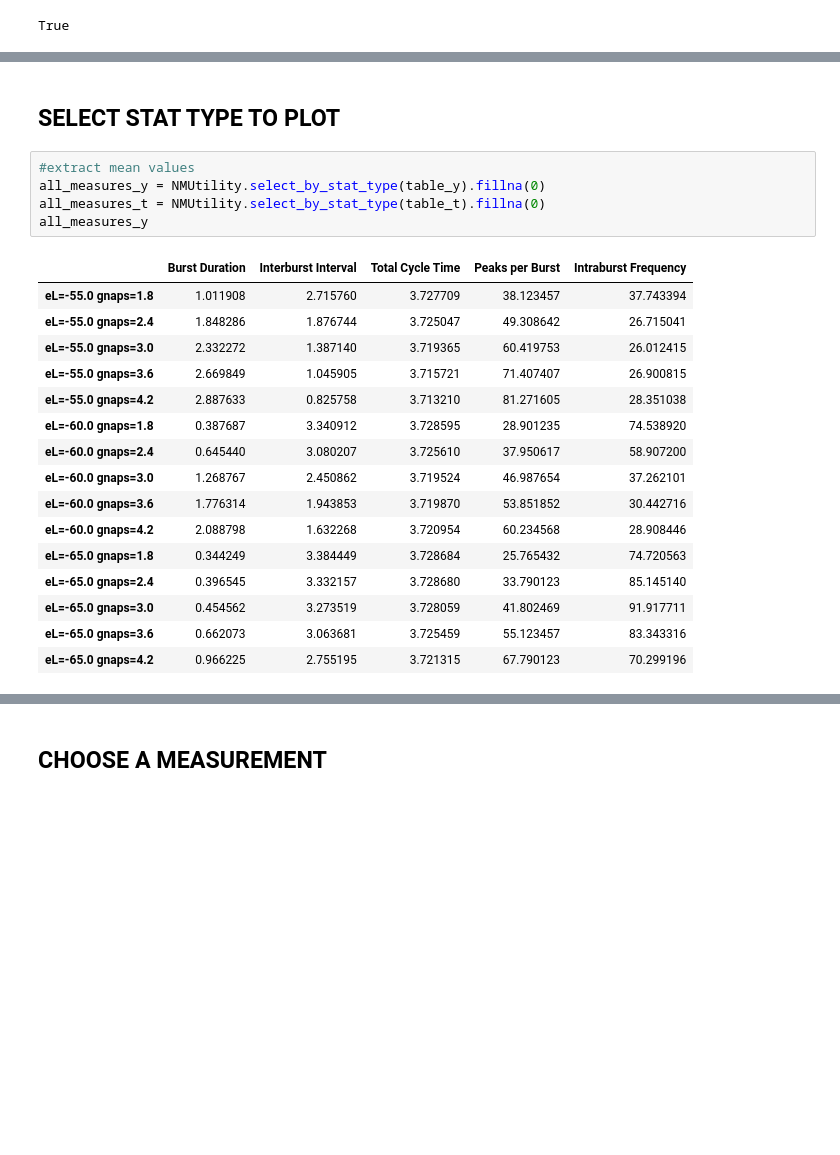
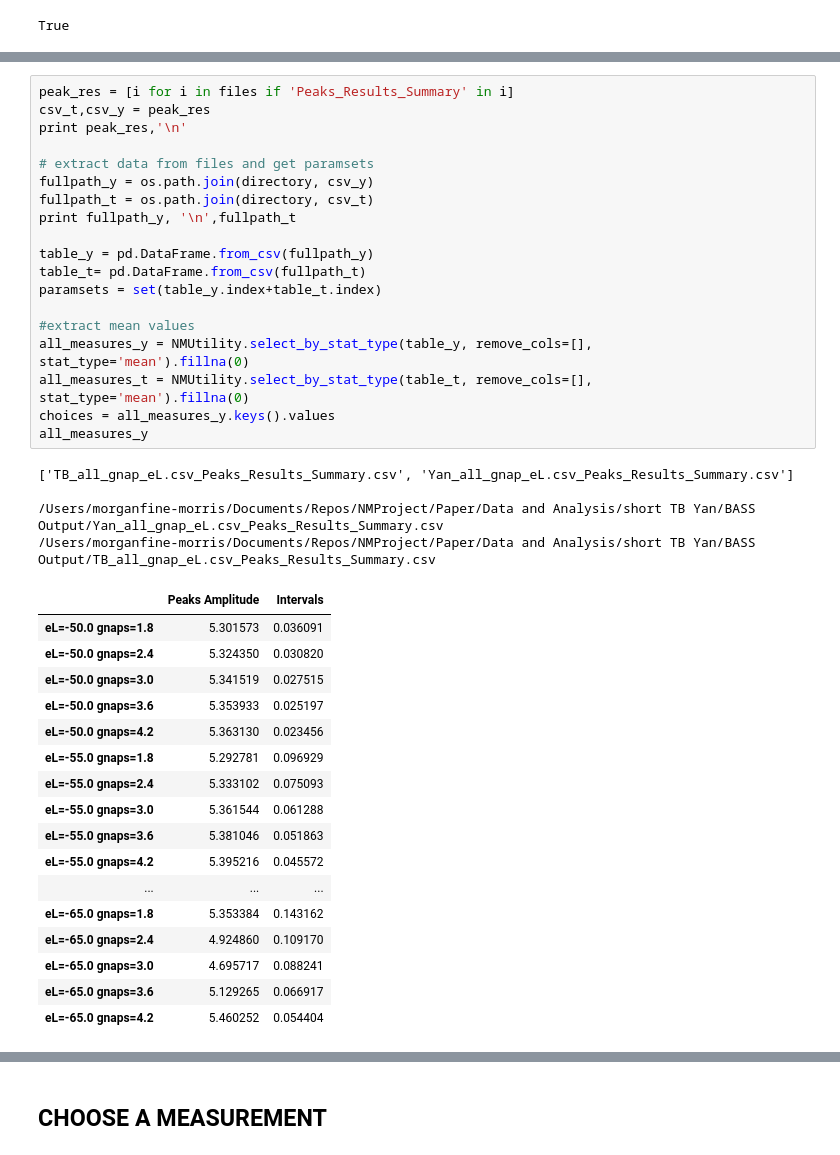
Before and after one commit to mfinemorris/NMProject, a Jupyter notebook: IPYNB/HeatMaps.ipynb, the cells around one changed output, grey strips where cells are left out. Cells and saved outputs as stored; diff of their text form; blank space fills up the shorter version.

```diff
--- a/IPYNB/HeatMaps.ipynb
+++ b/IPYNB/HeatMaps.ipynb
@@ -48,24 +61,41 @@ paramsets = set(table_y.index+table_t.index)
-# %% [markdown]
-## SELECT STAT TYPE TO PLOT
-# %%
-#extract mean values
-all_measures_y = NMUtility.select_by_stat_type(table_y).fillna(0)
-all_measures_t = NMUtility.select_by_stat_type(table_t).fillna(0)
-all_measures_y
-# %% [output]
-|  | Burst Duration | Interburst Interval | Total Cycle Time | Peaks per Burst | Intraburst Frequency |
-| eL=-55.0 gnaps=1.8 | 1.011908 | 2.715760 | 3.727709 | 38.123457 | 37.743394 |
-| eL=-55.0 gnaps=2.4 | 1.848286 | 1.876744 | 3.725047 | 49.308642 | 26.715041 |
-| eL=-55.0 gnaps=3.0 | 2.332272 | 1.387140 | 3.719365 | 60.419753 | 26.012415 |
-| eL=-55.0 gnaps=3.6 | 2.669849 | 1.045905 | 3.715721 | 71.407407 | 26.900815 |
-| eL=-55.0 gnaps=4.2 | 2.887633 | 0.825758 | 3.713210 | 81.271605 | 28.351038 |
-| eL=-60.0 gnaps=1.8 | 0.387687 | 3.340912 | 3.728595 | 28.901235 | 74.538920 |
-| eL=-60.0 gnaps=2.4 | 0.645440 | 3.080207 | 3.725610 | 37.950617 | 58.907200 |
-| eL=-60.0 gnaps=3.0 | 1.268767 | 2.450862 | 3.719524 | 46.987654 | 37.262101 |
-| eL=-60.0 gnaps=3.6 | 1.776314 | 1.943853 | 3.719870 | 53.851852 | 30.442716 |
-| eL=-60.0 gnaps=4.2 | 2.088798 | 1.632268 | 3.720954 | 60.234568 | 28.908446 |
-| eL=-65.0 gnaps=1.8 | 0.344249 | 3.384449 | 3.728684 | 25.765432 | 74.720563 |
-| eL=-65.0 gnaps=2.4 | 0.396545 | 3.332157 | 3.728680 | 33.790123 | 85.145140 |
-| eL=-65.0 gnaps=3.0 | 0.454562 | 3.273519 | 3.728059 | 41.802469 | 91.917711 |
-| eL=-65.0 gnaps=3.6 | 0.662073 | 3.063681 | 3.725459 | 55.123457 | 83.343316 |
-| eL=-65.0 gnaps=4.2 | 0.966225 | 2.755195 | 3.721315 | 67.790123 | 70.299196 |
+# %%
+peak_res = [i for i in files if 'Peaks_Results_Summary' in i]
+csv_t,csv_y = peak_res
+print peak_res,'\n'
+
+# extract data from files and get paramsets
+fullpath_y = os.path.join(directory, csv_y)
+fullpath_t = os.path.join(directory, csv_t)
+print fullpath_y, '\n',fullpath_t
+
+table_y = pd.DataFrame.from_csv(fullpath_y)
+table_t= pd.DataFrame.from_csv(fullpath_t)
+paramsets = set(table_y.index+table_t.index)
+
+#extract mean values
+all_measures_y = NMUtility.select_by_stat_type(table_y, remove_cols=[], stat_type='mean').fillna(0)
+all_measures_t = NMUtility.select_by_stat_type(table_t, remove_cols=[], stat_type='mean').fillna(0)
+choices = all_measures_y.keys().values
+all_measures_y
+# %% [output]
+['TB_all_gnap_eL.csv_Peaks_Results_Summary.csv', 'Yan_all_gnap_eL.csv_Peaks_Results_Summary.csv']
+
+/Users/morganfine-morris/Documents/Repos/NMProject/Paper/Data and Analysis/short TB Yan/BASS Output/Yan_all_gnap_eL.csv_Peaks_Results_Summary.csv
+/Users/morganfine-morris/Documents/Repos/NMProject/Paper/Data and Analysis/short TB Yan/BASS Output/TB_all_gnap_eL.csv_Peaks_Results_Summary.csv
+|  | Peaks Amplitude | Intervals |
+| eL=-50.0 gnaps=1.8 | 5.301573 | 0.036091 |
+| eL=-50.0 gnaps=2.4 | 5.324350 | 0.030820 |
+| eL=-50.0 gnaps=3.0 | 5.341519 | 0.027515 |
+| eL=-50.0 gnaps=3.6 | 5.353933 | 0.025197 |
+| eL=-50.0 gnaps=4.2 | 5.363130 | 0.023456 |
+| eL=-55.0 gnaps=1.8 | 5.292781 | 0.096929 |
+| eL=-55.0 gnaps=2.4 | 5.333102 | 0.075093 |
+| eL=-55.0 gnaps=3.0 | 5.361544 | 0.061288 |
+| eL=-55.0 gnaps=3.6 | 5.381046 | 0.051863 |
+| eL=-55.0 gnaps=4.2 | 5.395216 | 0.045572 |
+| ... | ... | ... |
+| eL=-65.0 gnaps=1.8 | 5.353384 | 0.143162 |
+| eL=-65.0 gnaps=2.4 | 4.924860 | 0.109170 |
+| eL=-65.0 gnaps=3.0 | 4.695717 | 0.088241 |
+| eL=-65.0 gnaps=3.6 | 5.129265 | 0.066917 |
+| eL=-65.0 gnaps=4.2 | 5.460252 | 0.054404 |
```
Also changed, not shown: parts of 44 cells of this notebook.
